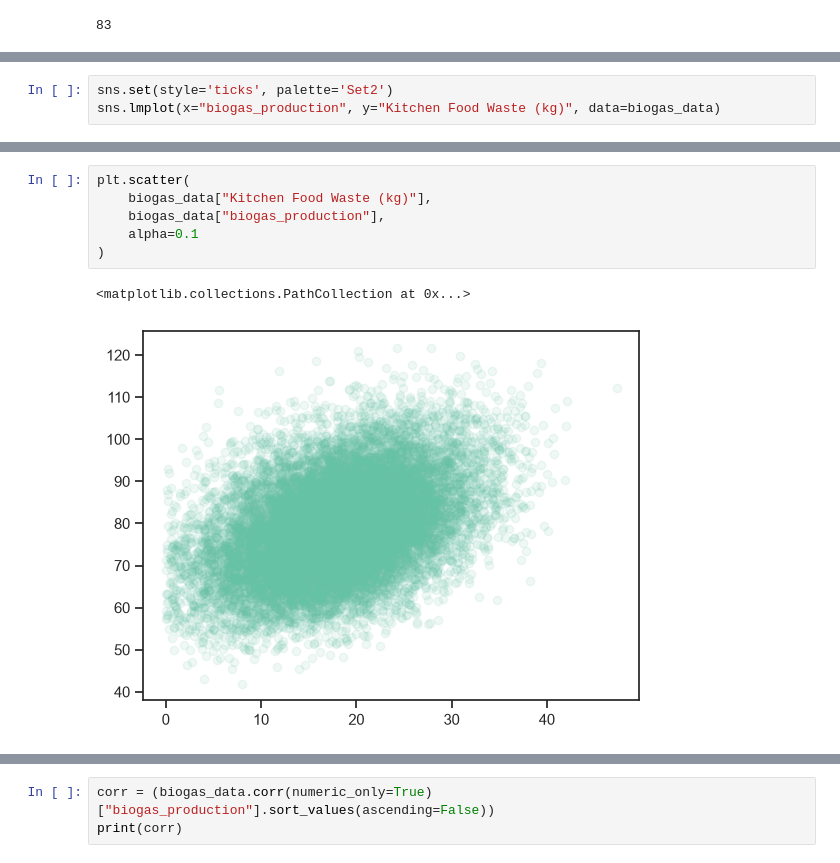
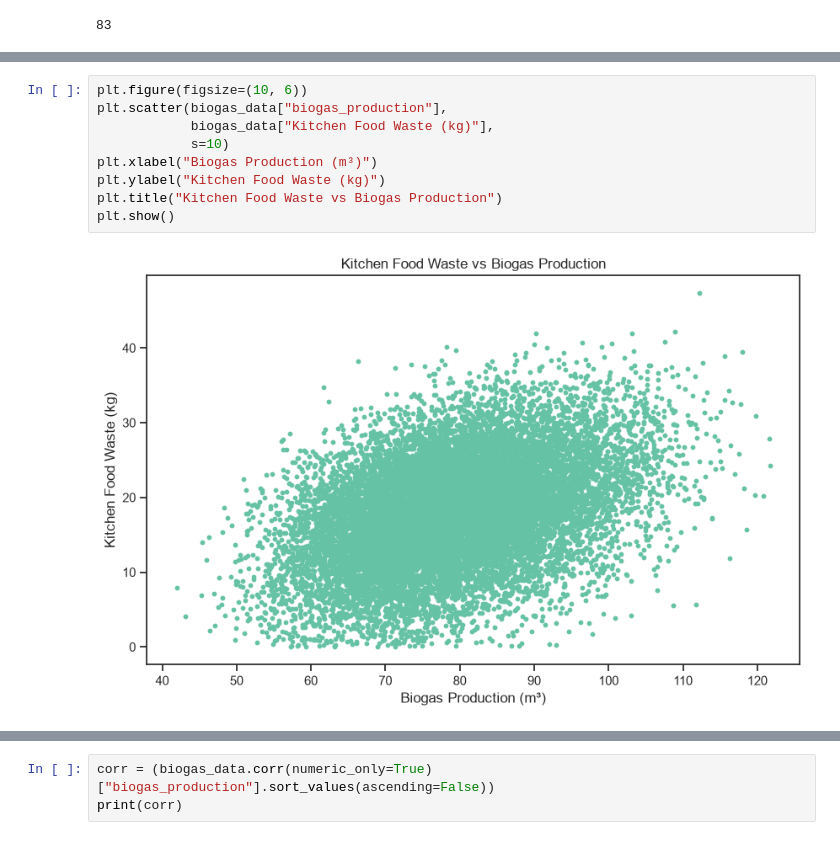
Before and after one commit to hris0077/ml_project, a Jupyter notebook: project.ipynb, the cells around one changed output, grey strips where cells are left out. Saved outputs shown, nothing was run; the diff lists cells and outputs as text.

```diff
--- a/project.ipynb
+++ b/project.ipynb
@@ -294,3 +268,0 @@ We find out that there is 83 outliers out of 15,298 rows. This can be interprita
-# %%
-sns.set(style='ticks', palette='Set2')
-sns.lmplot(x="biogas_production", y="Kitchen Food Waste (kg)", data=biogas_data)
@@ -300,9 +269,11 @@ sns.lmplot(x="biogas_production", y="Kitchen Food Waste (kg)", data=biogas_data)
 # %%
-plt.scatter(
-    biogas_data["Kitchen Food Waste (kg)"],
-    biogas_data["biogas_production"],
-    alpha=0.1
-)
+plt.figure(figsize=(10, 6))
+plt.scatter(biogas_data["biogas_production"],
+            biogas_data["Kitchen Food Waste (kg)"],
+            s=10)
+plt.xlabel("Biogas Production (m³)")
+plt.ylabel("Kitchen Food Waste (kg)")
+plt.title("Kitchen Food Waste vs Biogas Production")
+plt.show()
 # %% [output]
-<matplotlib.collections.PathCollection at 0x...>
-[figure, old version]
+[figure, new version]
```
Also changed, not shown: parts of 44 cells of this notebook.
